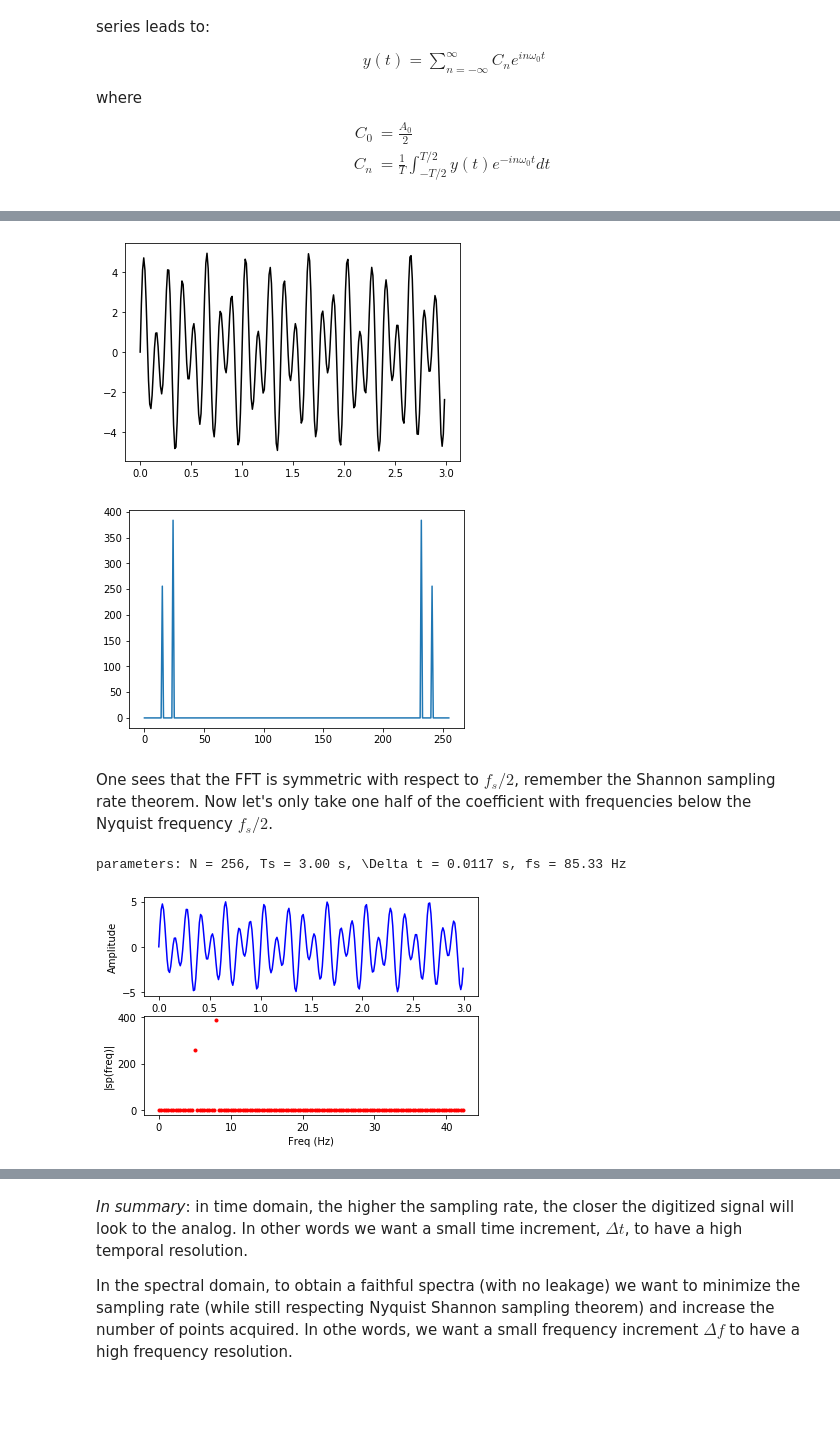
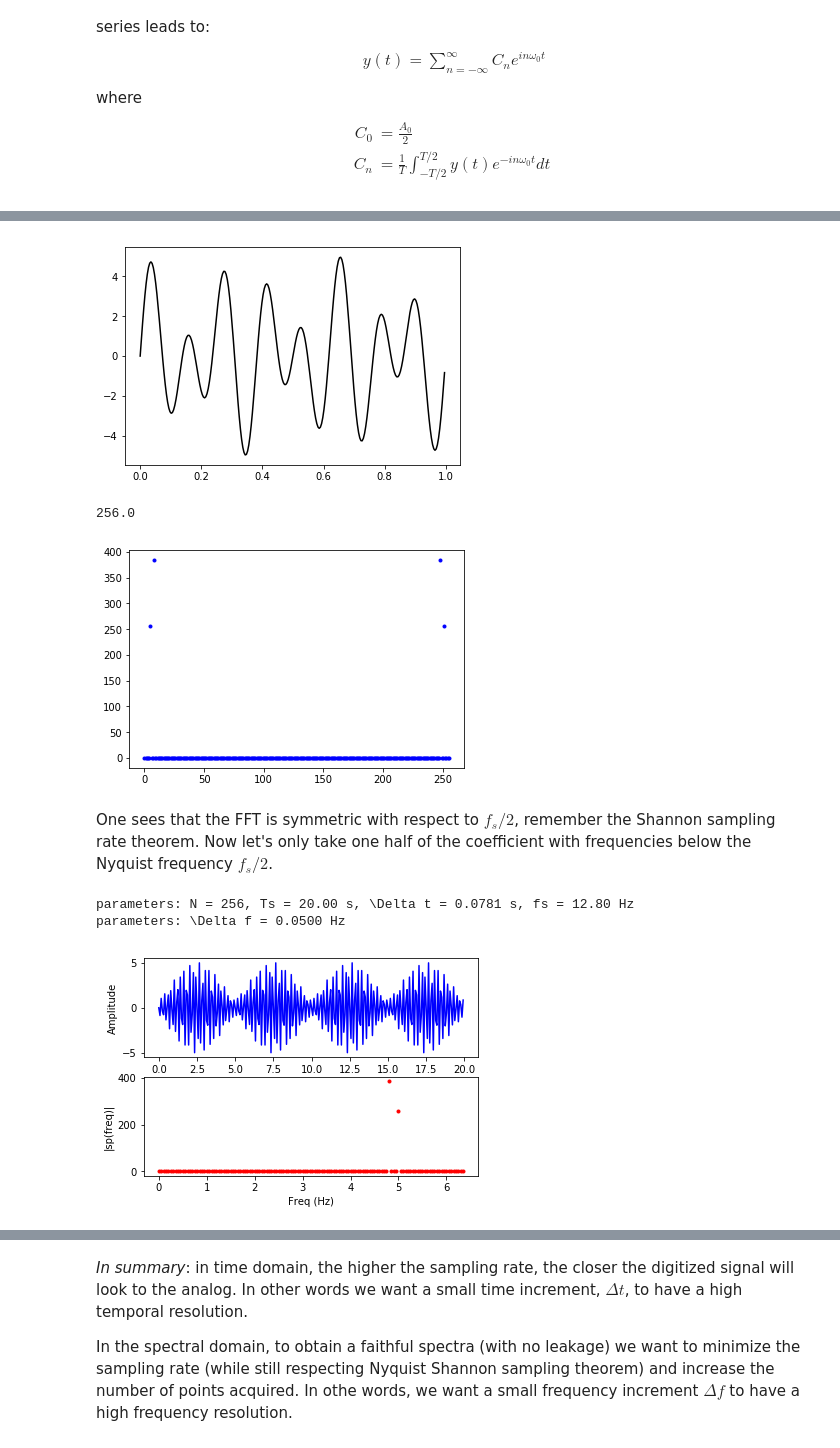
Before and after one commit to bardet/GWU-MAE3120_2020, a Jupyter notebook: Lectures/03_FourierAnalysis.ipynb, the cells around one changed output, grey strips where cells are left out. Drawn from its saved outputs; the diff is of its cells as text; code cells hidden in the pictures; blank space fills up the shorter version.

```diff
--- a/Lectures/03_FourierAnalysis.ipynb
+++ b/Lectures/03_FourierAnalysis.ipynb
@@ -214,30 +232,35 @@ The Fourier transform coefficients are complex numbers.  To compare the relative
 # %%
 m = 8 # exponent number of point
 N = 2**m # number of points
-Ts = 3. # sampling interval (s)
+Ts = 1. # sampling interval (s)
 timestep = Ts/N
 t = numpy.arange(0,Ts,timestep) # time vector
-f_t = 2*numpy.sin(2*numpy.pi*5*t)+3*numpy.sin(2*numpy.pi*8*t)
-pyplot.plot(t, f_t, 'k-');
+y_t = 2*numpy.sin(2*numpy.pi*5*t)+3*numpy.sin(2*numpy.pi*8*t)
+pyplot.plot(t, y_t, 'k-');
 # %% [output]
-[figure, old version]
+[figure, new version]
 # %%
-sp = numpy.fft.fft(f_t) # compute FFT
-pyplot.plot(abs(sp));
+sp = numpy.fft.fft(y_t) # compute FFT
+pyplot.plot(abs(sp),'b.');
+f_s = 1/timestep
+print(f_s)
 # %% [output]
+256.0
-[figure, old version]
+[figure, new version]
 # %% [markdown]
 One sees that the FFT is symmetric with respect to $f_s/2$, remember the Shannon sampling rate theorem.  Now let's only take one half of the coefficient with frequencies below the Nyquist frequency $f_s/2$.
 # %%
 m =  8# exponent number of point
 N = 2**m # number of points
-Ts = 3. # sampling interval (s)
+Ts = 20 # sampling interval (s)
 timestep = Ts/N # time increment (s)
 fs = 1/timestep # sampling frequency (Hz)
+delta_f = 1/Ts
 print('parameters: N = {:.0f}, Ts = {:.2f} s, \Delta t = {:.4f} s, fs = {:.2f} Hz'.format(N,Ts,timestep,fs))
+print('parameters: \Delta f = {:.4f} Hz'.format(delta_f))
 t = numpy.arange(0,Ts,timestep) # time vector
-f_t = 2*numpy.sin(2*numpy.pi*5*t)+3*numpy.sin(2*numpy.pi*8*t)
-sp = numpy.fft.fft(f_t) # compute FFT
+y_t = 2*numpy.sin(2*numpy.pi*5*t)+3*numpy.sin(2*numpy.pi*8*t)
+sp = numpy.fft.fft(y_t) # compute FFT
 
 k = numpy.arange(int(N))
 frq = k/Ts # two sides frequency range
@@ -245,14 +268,15 @@ frq = frq[range(int(N/2))] # one side frequency range
 sp = sp[range(int(N/2))]
 
 fig, ax = pyplot.subplots(2, 1)
-ax[0].plot(t,f_t,'b-')
+ax[0].plot(t,y_t,'b-')
 ax[0].set_xlabel('Time')
 ax[0].set_ylabel('Amplitude')
 ax[1].plot(frq,abs(sp),'r.') # plotting the spectrum
 ax[1].set_xlabel('Freq (Hz)')
 ax[1].set_ylabel('|sp(freq)|');
 # %% [output]
-parameters: N = 256, Ts = 3.00 s, \Delta t = 0.0117 s, fs = 85.33 Hz
+parameters: N = 256, Ts = 20.00 s, \Delta t = 0.0781 s, fs = 12.80 Hz
+parameters: \Delta f = 0.0500 Hz
-[figure, old version]
+[figure, new version]
 # %% [markdown]
 As you can see, one expect to see only two components at 5 and 8 Hz, however, the adjacent frequencies have some signal associated with them.
```
Also changed, not shown: parts of 33 cells of this notebook.
